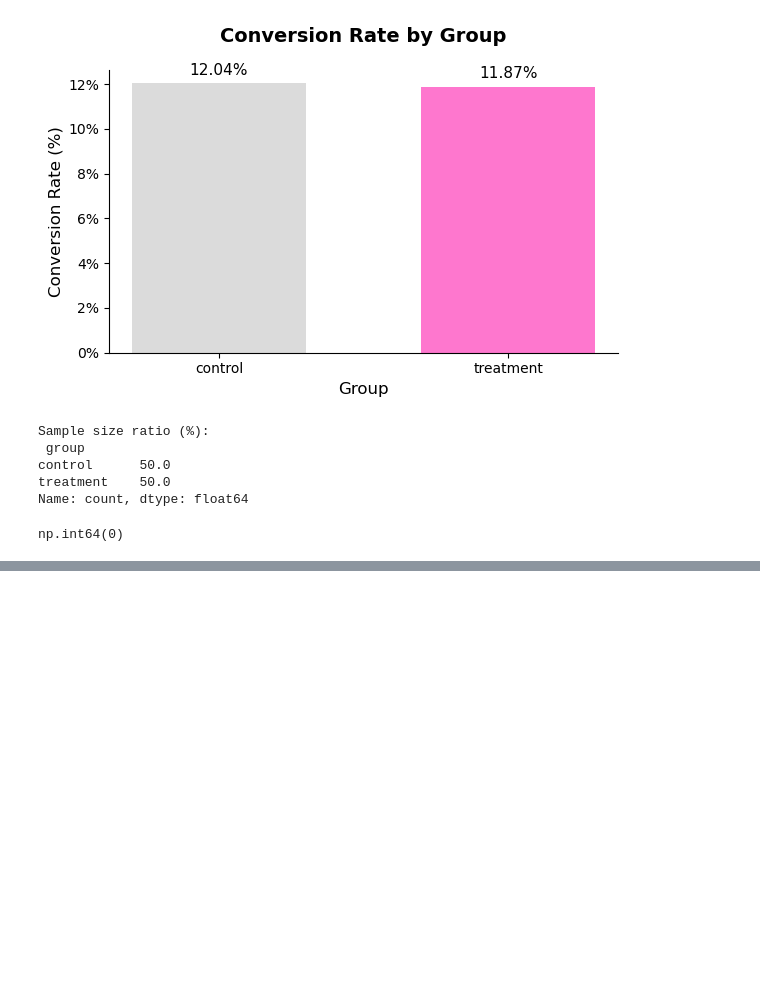
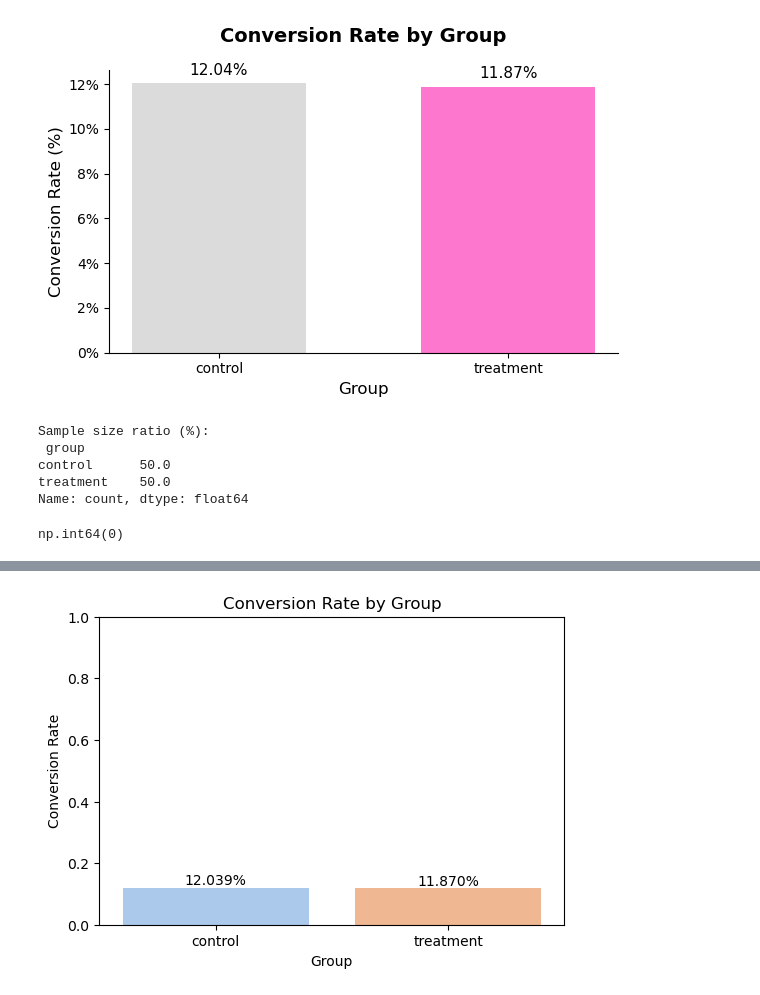
Before and after one commit to SuslovAnton/bank-landing-ab-test, a Jupyter notebook: notebooks/1_load_and_overview.ipynb, the cells around one changed output, grey strips where cells are left out. Drawn from its saved outputs; the diff is of its cells as text; code cells hidden in the pictures; blank space fills up the shorter version.

```diff
--- a/notebooks/1_load_and_overview.ipynb
+++ b/notebooks/1_load_and_overview.ipynb
@@ -192,0 +240,22 @@ np.int64(0)
+# %%
+import matplotlib.pyplot as plt
+import seaborn as sns
+
+# Calculate conversion rates
+conv_rates = df.groupby('group')['converted'].mean().reset_index()
+
+# Plot
+plt.figure(figsize=(6,4))
+sns.barplot(data=conv_rates, x='group', y='converted',
+            hue='group',
+            legend=False,
+            palette='pastel')
+plt.title('Conversion Rate by Group')
+plt.ylabel('Conversion Rate')
+plt.xlabel('Group')
+plt.ylim(0, 1)
+for i, row in conv_rates.iterrows():
+    plt.text(i, row.converted + 0.01, f"{row.converted:.3%}", ha='center')
+plt.show()
+# %% [output]
+[figure, added]
```
Also changed, not shown: parts of 10 cells of this notebook, 5 other files.
